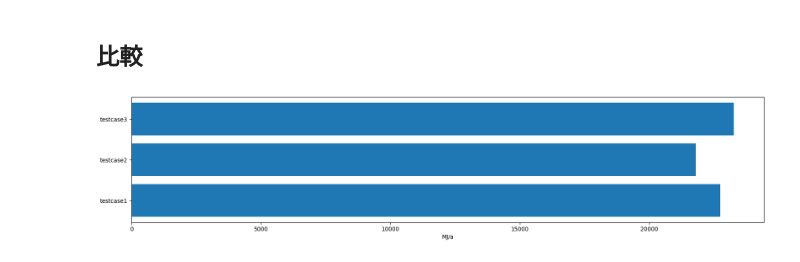
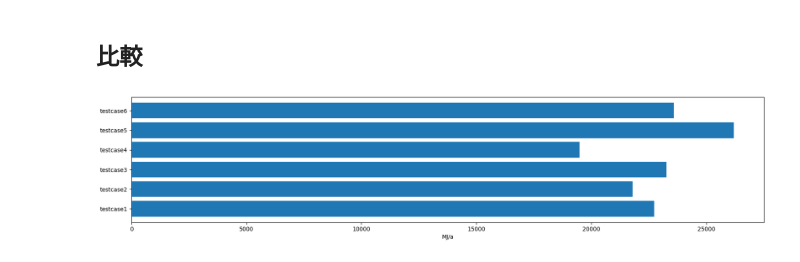
Before and after one commit to BRI-EES-House/pyhees_example, a Jupyter notebook: s09_02_water_based_solar_system.ipynb, the cells around one changed output. Cells and saved outputs as stored; diff of their text form; code cells hidden in the pictures.

```diff
--- a/s09_02_water_based_solar_system.ipynb
+++ b/s09_02_water_based_solar_system.ipynb
@@ -19,7 +19,7 @@ def get_default_water_based_solar_system():
 
     # 密閉形太陽熱温水器（直圧式） -> 品番を指定しない（規定値を用いる）
     SHC = {'type' : '液体集熱式', 'ls_type': '密閉形太陽熱温水器（直圧式）', 'hw_connection_type': "接続ユニット方式",
-           'A_stcp': 6, 'P_alpha_sp': 0, 'P_beta_sp': 30, 'V_tank': 100,
+           'solar_water_tap': None, 'A_stcp': 6, 'P_alpha_sp': 0, 'P_beta_sp': 30, 'V_tank': 100,
            'b0': 0.73, 'b1': 7.65, 'g_htm': 0.164, 'UA_hx': 220, 'eta_r_tank': 75.0, 'UA_tank': 5.81,
            'c_p_htm': 4.186,
            'Gs_htm': None,
@@ -176,0 +143,5 @@ get_each_graph(E_W_d_t_3)
+# %%
+base, HW, SHC = get_default_water_based_solar_system()
+SHC['hw_connection_type'] = '給水予熱方式'
+SHC['V_tank'] = 200
+E_W_d_t_4 = calc_results(base, HW, SHC)['Ene_TOTAL']
@@ -176,0 +163,7 @@ get_each_graph(E_W_d_t_3)
+# %%
+base, HW, SHC = get_default_water_based_solar_system()
+SHC['ls_type'] = '開放形太陽熱温水器'
+SHC['hw_connection_type'] = '浴槽落とし込み方式'
+SHC['solar_water_tap'] = 'シャワー・浴槽水栓'
+SHC['V_tank'] = 50
+E_W_d_t_5 = calc_results(base, HW, SHC)['Ene_TOTAL']
@@ -176,0 +184,6 @@ get_each_graph(E_W_d_t_3)
+# %%
+base, HW, SHC = get_default_water_based_solar_system()
+SHC['ls_type'] = '開放形太陽熱温水器'
+SHC['hw_connection_type'] = '浴槽落とし込み方式'
+SHC['solar_water_tap'] = '浴槽水栓'
+E_W_d_t_6 = calc_results(base, HW, SHC)['Ene_TOTAL']
@@ -177,14 +199,14 @@ get_each_graph(E_W_d_t_3)
 # %% [markdown]
 ## 比較
 # %%
-dat = {"testcase1":sum(E_W_d_t_1), "testcase2" : sum(E_W_d_t_2), "testcase3" : sum(E_W_d_t_3)}
+dat = {"testcase1":sum(E_W_d_t_1), "testcase2" : sum(E_W_d_t_2), "testcase3" : sum(E_W_d_t_3), "testcase4" : sum(E_W_d_t_4), "testcase5" : sum(E_W_d_t_5), "testcase6" : sum(E_W_d_t_6)}
 xx = list(dat.keys())
 yy = list(dat.values())
 
 fig = plt.figure(figsize=(20,4))
 axt = fig.add_subplot(111)
 axt.barh(xx,yy)
 axt.set_xlabel("MJ/a")
 plt.show()
 # %% [output]
-[figure, old version]
+[figure, new version]
```
Also changed, not shown: parts of 15 cells of this notebook.
